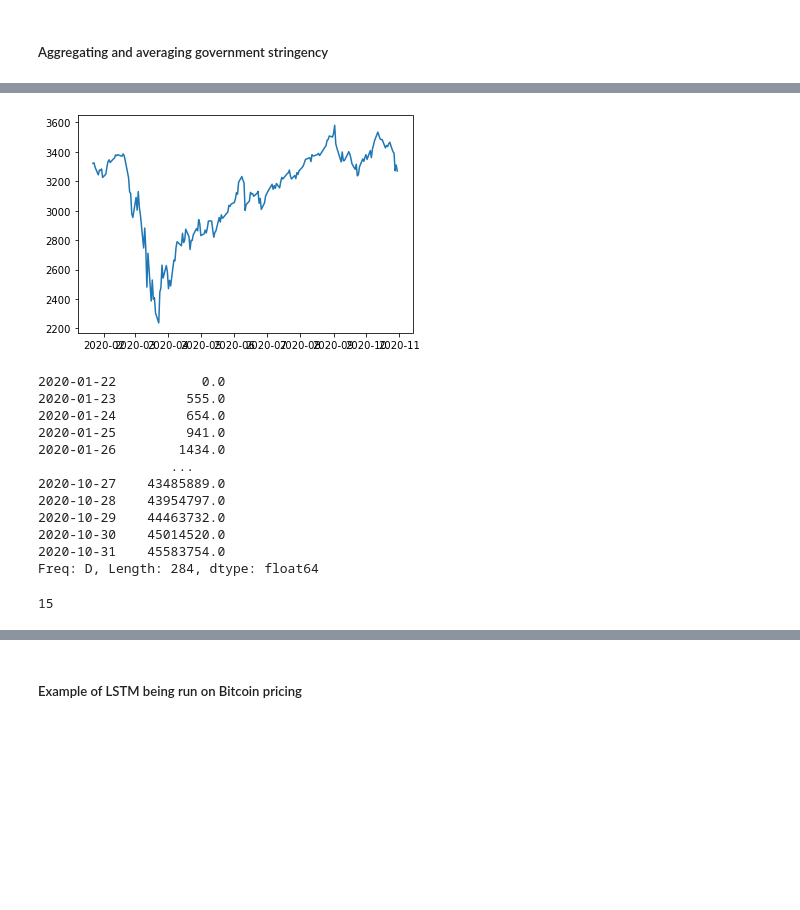
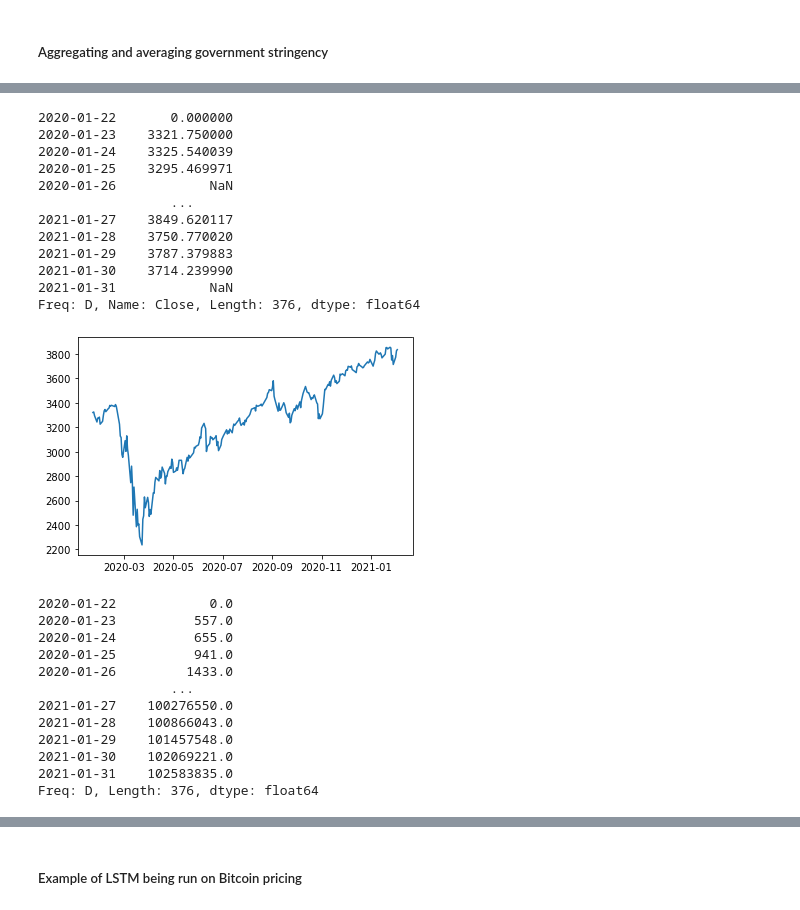
Before and after one commit to daniellicht13/Capstone, a Jupyter notebook: LSTM_with_15_coins.ipynb, the cells around one changed output, grey strips where cells are left out. Drawn from its saved outputs; the diff is of its cells as text; code cells hidden in the pictures; blank space fills up the shorter version.

```diff
--- a/LSTM_with_15_coins.ipynb
+++ b/LSTM_with_15_coins.ipynb
@@ -119,4 +184,5 @@ plt.plot(gd_df.iloc[0:, 4:].sum(axis=0))
 # %% [markdown]
 ##### Aggregating and averaging government stringency
 # %%
-stringency_df = pd.read_csv('/Users/daniellicht/Downloads/covid-stringency-index.csv')
+stringency_df = pd.read_csv('/Users/daniellicht/Downloads/covid-stringency-index-2.csv')
+stringency_df
@@ -125,8 +203,8 @@ from collections import defaultdict
 # %%
-date_to_aggregate_score = {}#defaultdict(list)
+date_to_aggregate_score = {}
 for i in range(0, len(stringency_df)):
     if stringency_df.iloc[i].Date in date_to_aggregate_score:
-        date_to_aggregate_score[stringency_df.iloc[i].Date][0]+=stringency_df.iloc[i]["Stringency Index (OxBSG)"]
+        date_to_aggregate_score[stringency_df.iloc[i].Date][0]+=stringency_df.iloc[i]["stringency_index"]
         date_to_aggregate_score[stringency_df.iloc[i].Date][1]+=1
     else:
-        date_to_aggregate_score[stringency_df.iloc[i].Date]=[stringency_df.iloc[i]["Stringency Index (OxBSG)"], 1]
+        date_to_aggregate_score[stringency_df.iloc[i].Date]=[stringency_df.iloc[i]["stringency_index"], 1]
@@ -151,16 +272,30 @@ from datetime import date, timedelta
 # %%
 GSPC = yf.Ticker("^GSPC")
 
-snp = GSPC.history(interval="1d", start="2020-01-22", end="2020-10-31").Close
+snp = GSPC.history(interval="1d", start="2020-01-22").Close
 #PLOT OF S&P 500
 plt.plot(snp)
-num_days = 284
+# num_days = 284
+num_days = (date(2021, 2, 1)-date(2020, 1, 22)).days
 date_index = pd.date_range(date(2020, 1, 22), periods=num_days, freq='D')
-snp = snp.reindex(index=date_index)   #gather data from 1/22-10/31
+snp = snp.reindex(index=date_index)   #gather data from 1/22/20-1/31/21
 snp = snp.shift(1)     #shift to use preceding day as feature in LSTM
 snp.iloc[0] = 0
+snp
 # %% [output]
+2020-01-22       0.000000
+2020-01-23    3321.750000
+2020-01-24    3325.540039
+2020-01-25    3295.469971
+2020-01-26            NaN
+                 ...
+2021-01-27    3849.620117
+2021-01-28    3750.770020
+2021-01-29    3787.379883
+2021-01-30    3714.239990
+2021-01-31            NaN
+Freq: D, Name: Close, Length: 376, dtype: float64
-[figure, old version]
+[figure, new version]
 # %%
 #GATHER AND REINDEX COVID CASE DATA FROM 1/22-10/31
 global_cases_url = 'https://raw.githubusercontent.com/CSSEGISandData/COVID-19/master/csse_covid_19_data/csse_covid_19_time_series/time_series_covid19_confirmed_global.csv'
@@ -168,25 +303,24 @@ gc_df = pd.read_csv(global_cases_url, error_bad_lines=False)
 covid_cases = gc_df.iloc[0:, 4:].sum(axis=0)
 covid_cases = covid_cases.shift(1)     #shift to use preceding day as feature in LSTM
 covid_cases.iloc[0] = 0
-covid_cases = covid_cases.iloc[:-10]
+covid_cases = covid_cases.loc[:"1/31/21"]
 covid_cases = covid_cases.reindex(index=date_index)
-covid_cases
+print(covid_cases)
 # %% [output]
-2020-01-22           0.0
-2020-01-23         555.0
-2020-01-24         654.0
-2020-01-25         941.0
-2020-01-26        1434.0
+2020-01-22            0.0
+2020-01-23          557.0
+2020-01-24          655.0
+2020-01-25          941.0
+2020-01-26         1433.0
                  ...
-2020-10-27    43485889.0
-2020-10-28    43954797.0
-2020-10-29    44463732.0
-2020-10-30    45014520.0
-2020-10-31    45583754.0
-Freq: D, Length: 284, dtype: float64
+2021-01-27    100276550.0
+2021-01-28    100866043.0
+2021-01-29    101457548.0
+2021-01-30    102069221.0
+2021-01-31    102583835.0
+Freq: D, Length: 376, dtype: float64
 # %%
-names = ["BTC", "BCH", "LTC", "ETC", "ADA", "EOS", "LINK", "BNB", "ZRX", "NMR", "ENJ", "SC", "BAT", "STEEM", "FUN"]
-len(names)
+# names = ["BTC", "BCH", "LTC", "ETC", "ADA", "EOS", "LINK", "BNB", "ZRX", "NMR", "ENJ", "SC", "BAT", "STEEM", "FUN"]
+# len(names)
+names = ["Currency", "Infrastructure", "Financial", "Services", "Media & Ent."]
-# %% [output]
-15
 # %%
```
Also changed, not shown: parts of 25 cells of this notebook.
